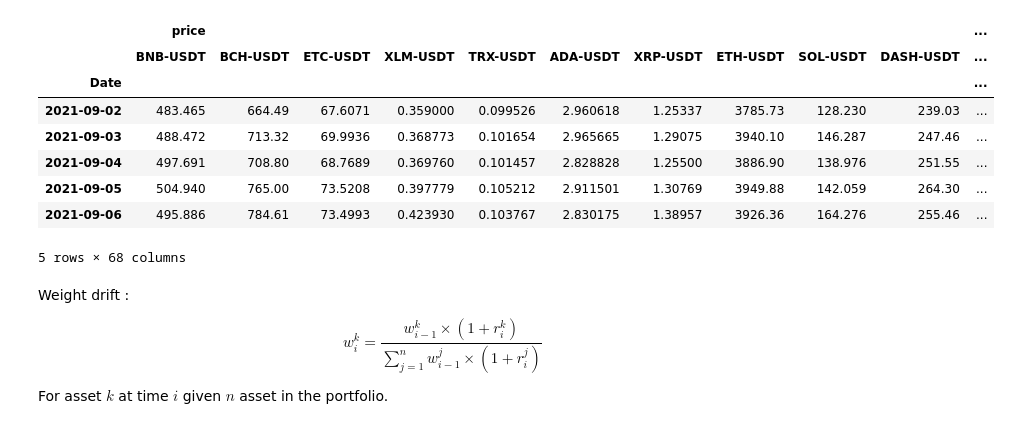
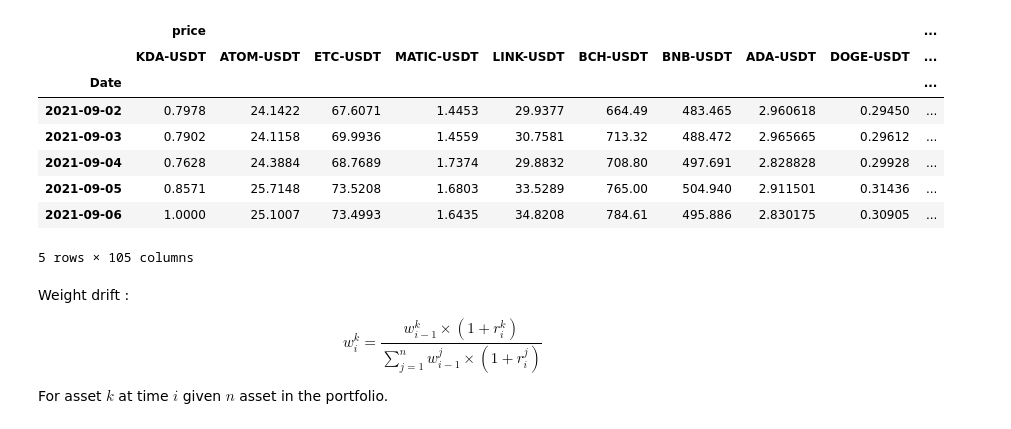
Before and after one commit to BaptisteZloch/Crypto-momentum-portfolios, a Jupyter notebook: src/crypto-momentum-cross-sectional.ipynb, the cells around one changed output. Cells and saved outputs as stored; diff of their text form; code cells hidden in the pictures.

```diff
--- a/src/crypto-momentum-cross-sectional.ipynb
+++ b/src/crypto-momentum-cross-sectional.ipynb
@@ -37,27 +46,33 @@ dl.assets
 # %%
 MOMENTUM_LOOKBACK = 30
 universe = (
     dl.get_crypto(
         "all",
         data_frequency=DataFrequency.DAILY,
-        fields=[Fields.PRICE, Fields.MARKET_CAP, Fields.MOMENTUM, Fields.RETURNS],
+        fields=[
+            Fields.PRICE,
+            Fields.MARKET_CAP,
+            Fields.MOMENTUM,
+            Fields.RETURNS,
+            Fields.VOLUME,
+        ],
         flatten_fields_with_crypto=False,
         momentum_lookback=MOMENTUM_LOOKBACK,
     )
     .dropna()
-    .loc[:]
+    .loc[:]  # "2021-10-28"
 )
 universe.head()
 # %% [output]
-|  | price |  |  |  |  |  |  |  |  |  | ... |
-|  | BNB-USDT | BCH-USDT | ETC-USDT | XLM-USDT | TRX-USDT | ADA-USDT | XRP-USDT | ETH-USDT | SOL-USDT | DASH-USDT | ... |
-| Date |  |  |  |  |  |  |  |  |  |  | ... |
-| 2021-09-02 | 483.465 | 664.49 | 67.6071 | 0.359000 | 0.099526 | 2.960618 | 1.25337 | 3785.73 | 128.230 | 239.03 | ... |
-| 2021-09-03 | 488.472 | 713.32 | 69.9936 | 0.368773 | 0.101654 | 2.965665 | 1.29075 | 3940.10 | 146.287 | 247.46 | ... |
-| 2021-09-04 | 497.691 | 708.80 | 68.7689 | 0.369760 | 0.101457 | 2.828828 | 1.25500 | 3886.90 | 138.976 | 251.55 | ... |
-| 2021-09-05 | 504.940 | 765.00 | 73.5208 | 0.397779 | 0.105212 | 2.911501 | 1.30769 | 3949.88 | 142.059 | 264.30 | ... |
-| 2021-09-06 | 495.886 | 784.61 | 73.4993 | 0.423930 | 0.103767 | 2.830175 | 1.38957 | 3926.36 | 164.276 | 255.46 | ... |
+|  | price |  |  |  |  |  |  |  |  | ... |
+|  | KDA-USDT | ATOM-USDT | ETC-USDT | MATIC-USDT | LINK-USDT | BCH-USDT | BNB-USDT | ADA-USDT | DOGE-USDT | ... |
+| Date |  |  |  |  |  |  |  |  |  | ... |
+| 2021-09-02 | 0.7978 | 24.1422 | 67.6071 | 1.4453 | 29.9377 | 664.49 | 483.465 | 2.960618 | 0.29450 | ... |
+| 2021-09-03 | 0.7902 | 24.1158 | 69.9936 | 1.4559 | 30.7581 | 713.32 | 488.472 | 2.965665 | 0.29612 | ... |
+| 2021-09-04 | 0.7628 | 24.3884 | 68.7689 | 1.7374 | 29.8832 | 708.80 | 497.691 | 2.828828 | 0.29928 | ... |
+| 2021-09-05 | 0.8571 | 25.7148 | 73.5208 | 1.6803 | 33.5289 | 765.00 | 504.940 | 2.911501 | 0.31436 | ... |
+| 2021-09-06 | 1.0000 | 25.1007 | 73.4993 | 1.6435 | 34.8208 | 784.61 | 495.886 | 2.830175 | 0.30905 | ... |
-5 rows × 68 columns
+5 rows × 105 columns
 # %% [markdown]
 Weight drift :
 
```
Also changed, not shown: parts of 19 cells of this notebook, 10 other files.
